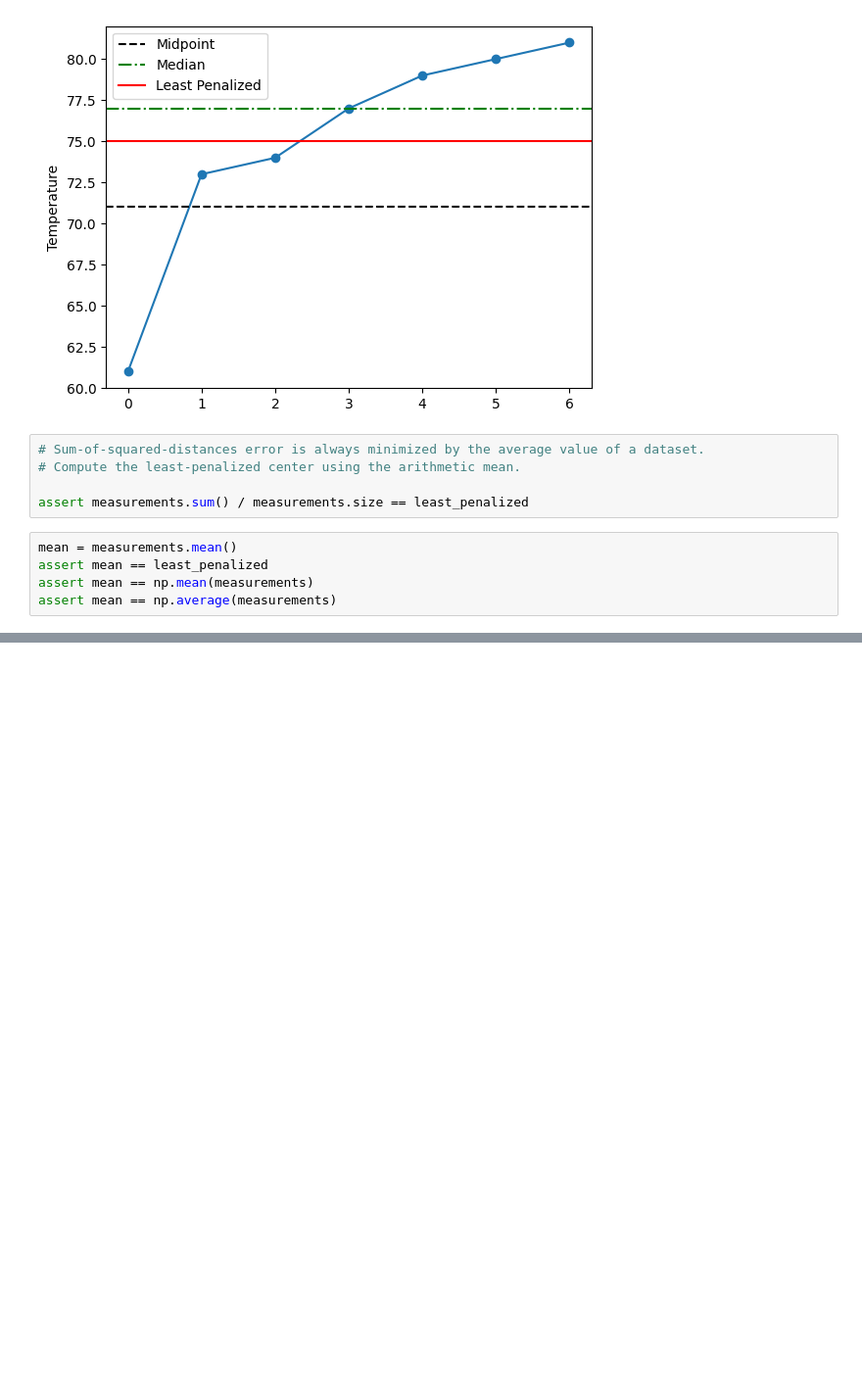
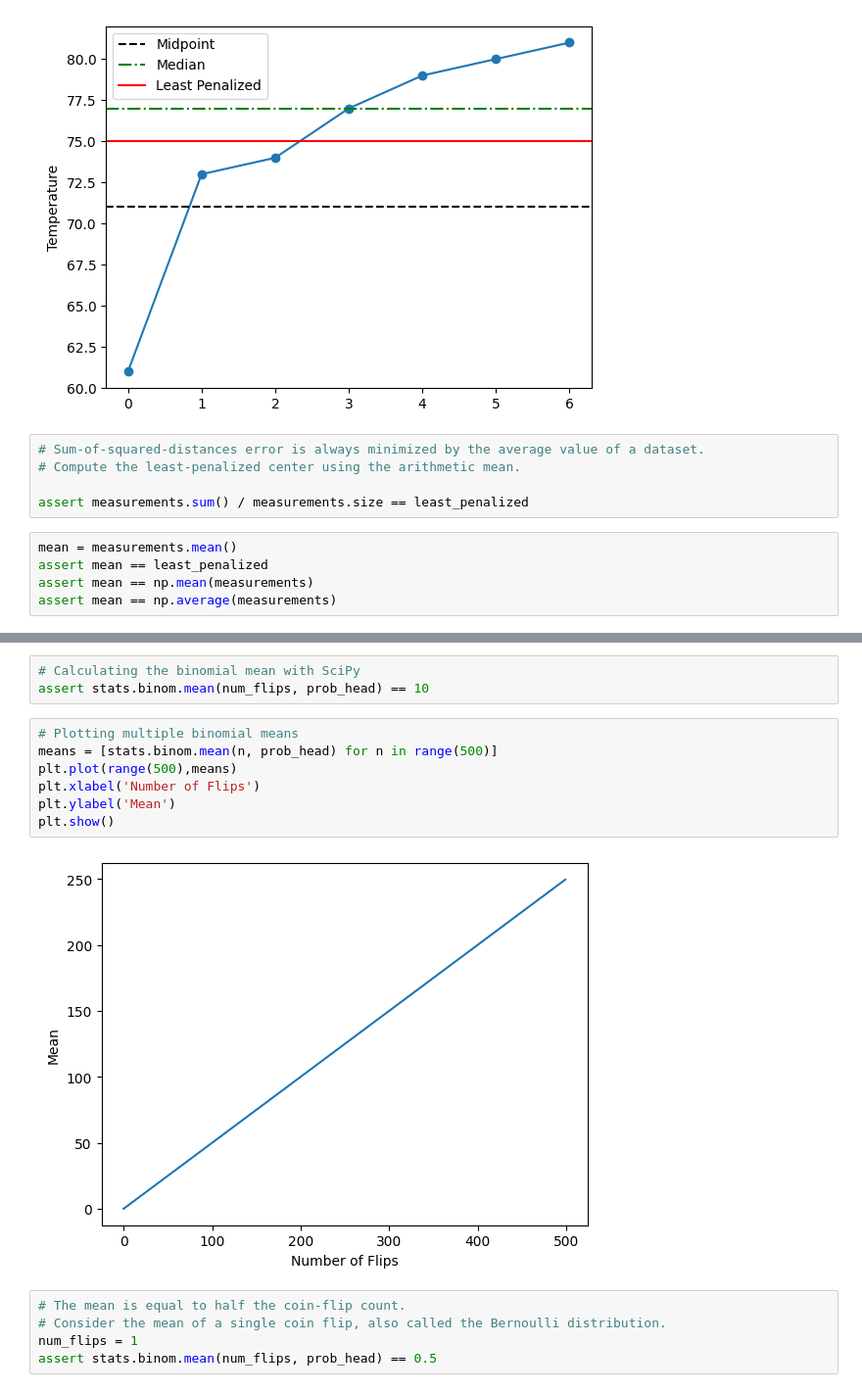
Before and after one commit to tacotuesday/reading_list, a Jupyter notebook: python/data_science_bookcamp/cs02-curriculum.ipynb, the cells around one changed output, grey strips where cells are left out. Shown at 98% size. Saved outputs shown, nothing was run; the diff lists cells and outputs as text; blank space fills up the shorter version.

```diff
--- a/python/data_science_bookcamp/cs02-curriculum.ipynb
+++ b/python/data_science_bookcamp/cs02-curriculum.ipynb
@@ -184,0 +219,17 @@ assert mean != np.average(measurements, weights=unequal_weights)
+# %%
+# Calculating the binomial mean with SciPy
+assert stats.binom.mean(num_flips, prob_head) == 10
+# %%
+# Plotting multiple binomial means
+means = [stats.binom.mean(n, prob_head) for n in range(500)]
+plt.plot(range(500),means)
+plt.xlabel('Number of Flips')
+plt.ylabel('Mean')
+plt.show()
+# %% [output]
+[figure, added]
+# %%
+# The mean is equal to half the coin-flip count.
+# Consider the mean of a single coin flip, also called the Bernoulli distribution.
+num_flips = 1
+assert stats.binom.mean(num_flips, prob_head) == 0.5
```
Also changed, not shown: parts of 26 cells of this notebook.
